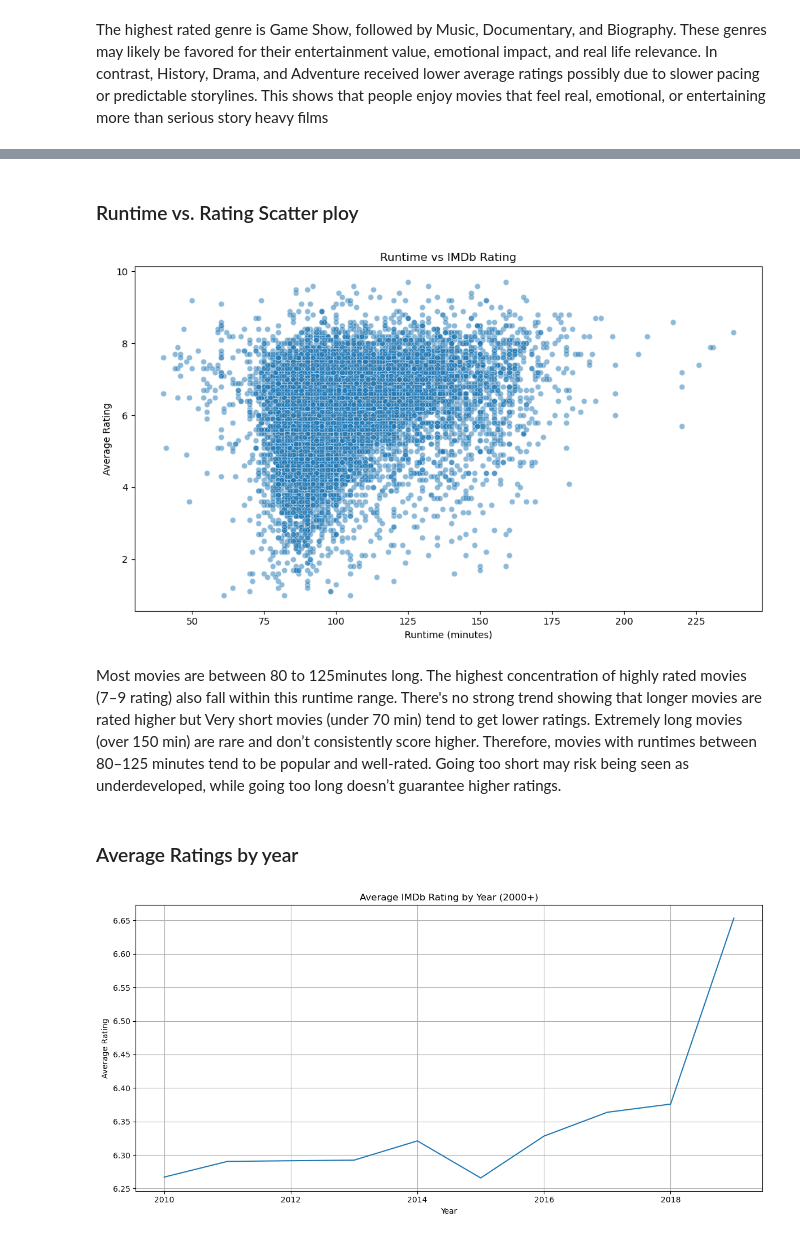
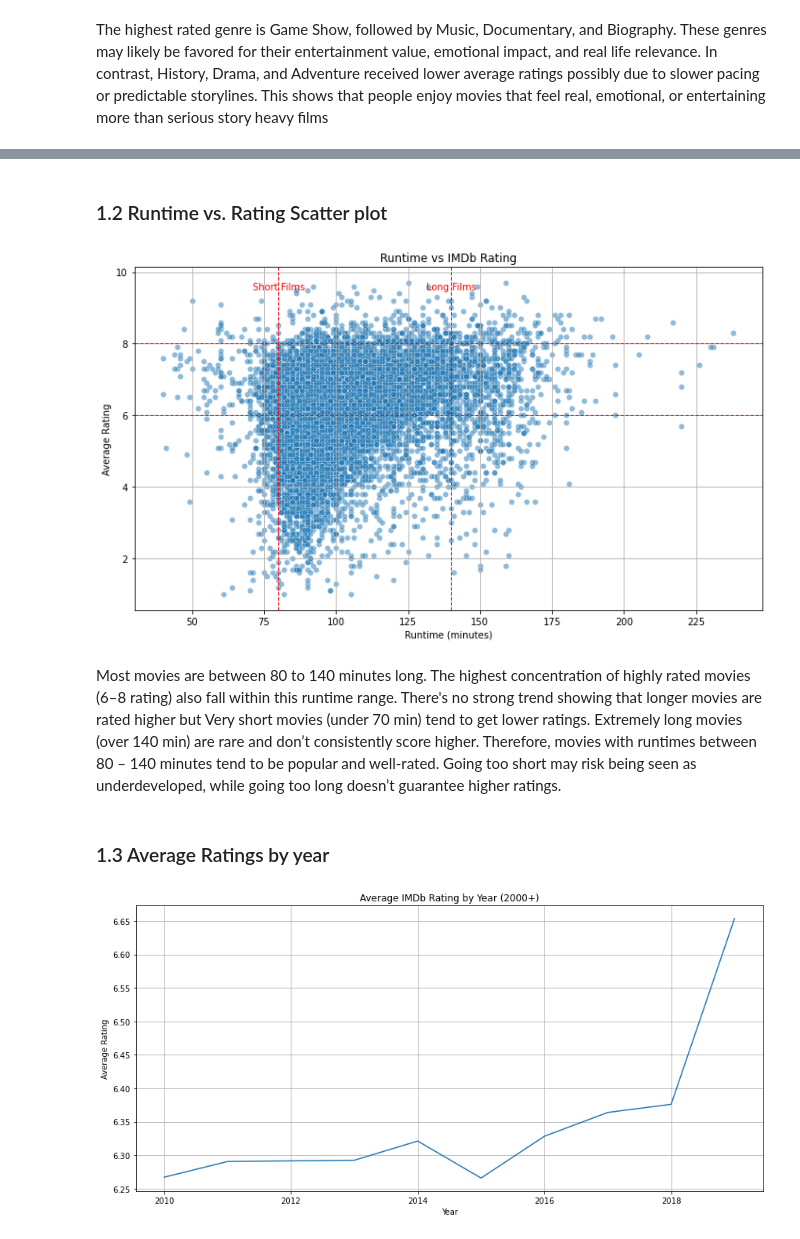
Before and after one commit to Ominak/Movie-Business-Launch, a Jupyter notebook: student.ipynb, the cells around one changed output, grey strips where cells are left out. Drawn from its saved outputs; the diff is of its cells as text; code cells hidden in the pictures.

```diff
--- a/student.ipynb
+++ b/student.ipynb
@@ -407,27 +366,34 @@ No $150M blockbusters in the list — these were strategic small bets with high
 # %% [markdown]
-### Runtime vs. Rating Scatter ploy
+### 1.2 Runtime vs. Rating Scatter plot
 # %%
 # Filter to remove outliers
 filtered = tmdb_clean[(tmdb_clean["runtime_minutes"] < 240) & (tmdb_clean["numvotes"] > 500)]
 
 plt.figure(figsize=(10, 6))
 sns.scatterplot(data=filtered, x="runtime_minutes", y="averagerating", alpha=0.5)
+plt.grid(True)
+plt.axvline(x=80, color='red', linestyle='--', linewidth=1)
+plt.axvline(x=140, color='red', linestyle='--', linewidth=1)
+plt.text(80, 9.5, 'Short Films', color='red', fontsize=10, ha='center')
+plt.text(140, 9.5, 'Long Films', color='red', fontsize=10, ha='center')
+plt.axhline(y=6, color='red', linestyle='--', linewidth=1)
+plt.axhline(y=8, color='red', linestyle='--', linewidth=1)
 plt.title("Runtime vs IMDb Rating")
 plt.xlabel("Runtime (minutes)")
 plt.ylabel("Average Rating")
 plt.tight_layout()
 plt.show()
 # %% [output]
-[figure, old version]
+[figure, new version]
 # %% [markdown]
-Most movies are between 80 to 125minutes long.
-The highest concentration of highly rated movies (7–9 rating) also fall within this runtime range.
+Most movies are between 80 to 140 minutes long.
+The highest concentration of highly rated movies (6–8 rating) also fall within this runtime range.
 There's no strong trend showing that longer movies are rated higher but Very short movies (under 70 min) tend to get lower ratings.
-Extremely long movies (over 150 min) are rare and don’t consistently score higher.
-Therefore, movies with runtimes between 80–125 minutes tend to be popular and well-rated.
+Extremely long movies (over 140 min) are rare and don’t consistently score higher.
+Therefore, movies with runtimes between 80 – 140 minutes tend to be popular and well-rated.
 Going too short may risk being seen as underdeveloped, while going too long doesn’t guarantee higher ratings.
 # %% [markdown]
-### Average Ratings by year
+### 1.3 Average Ratings by year
 # %%
 # Drop null years and filter recent years only
 yearly_ratings = tmdb_clean.dropna(subset=["start_year"])
```
Also changed, not shown: parts of 35 cells of this notebook.
